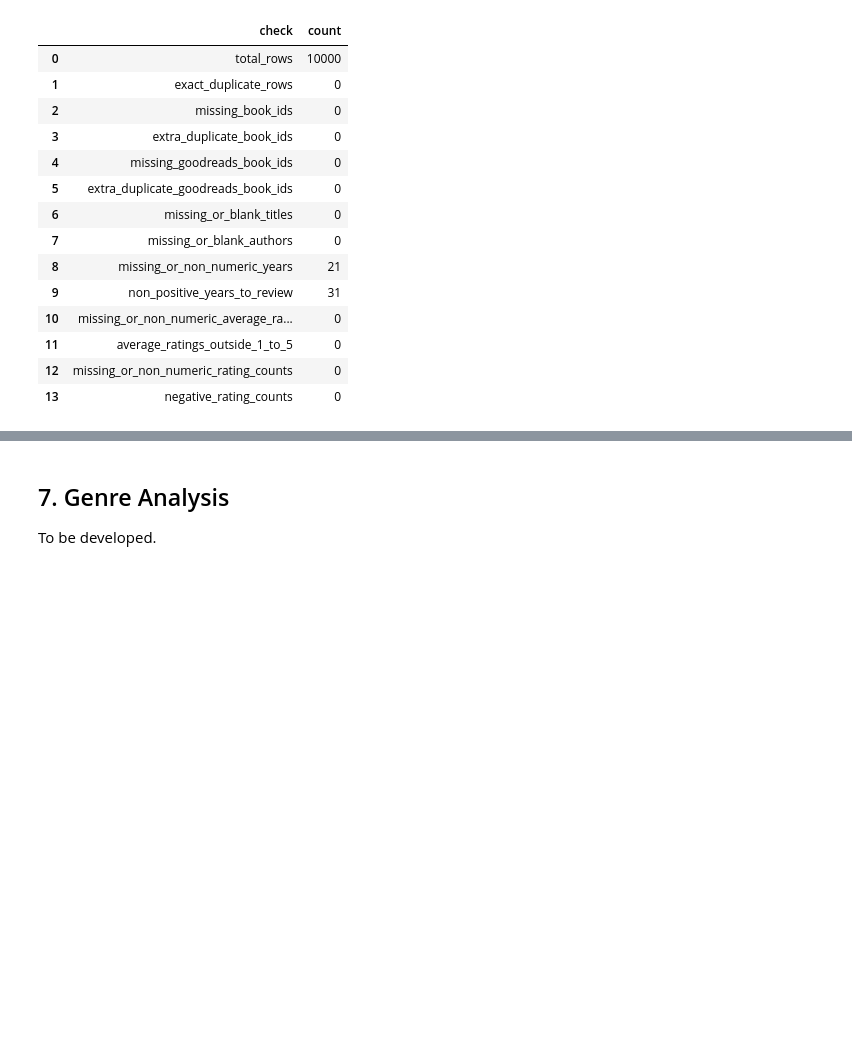
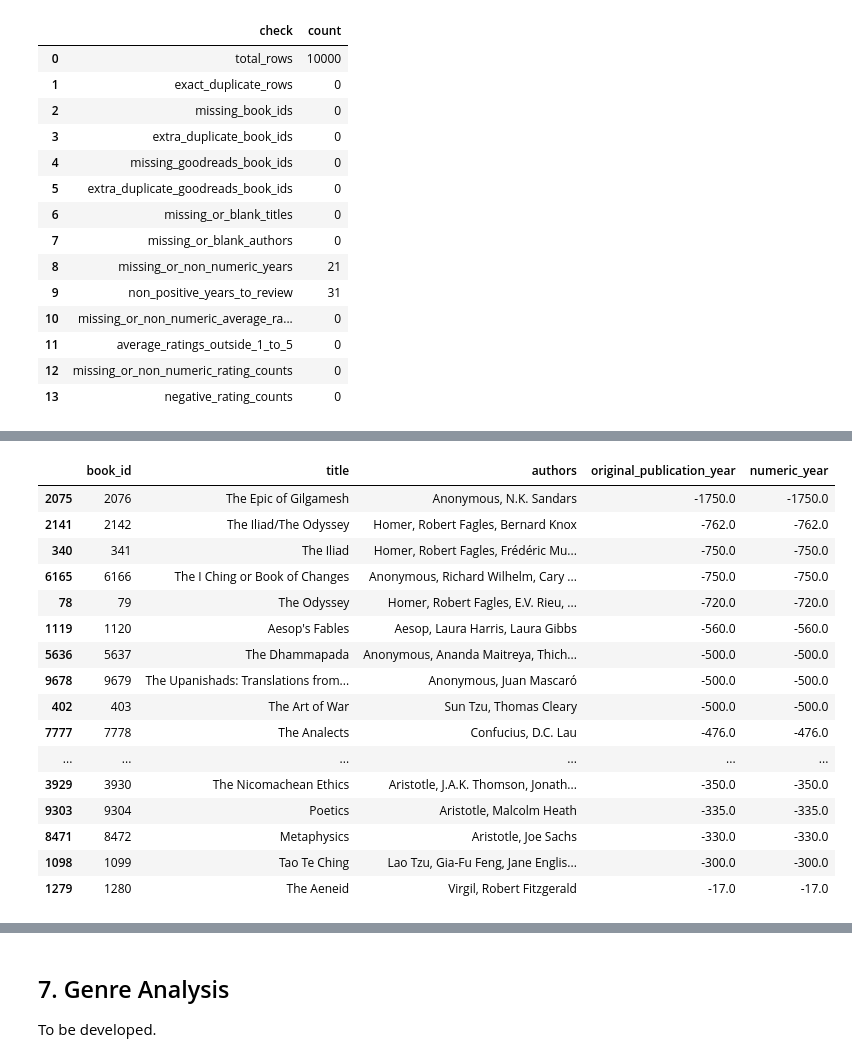
Before and after one commit to sofiagolla04/page-turners, a Jupyter notebook: page_turners_analysis.ipynb, the cells around one changed output, grey strips where cells are left out. Drawn from its saved outputs; the diff is of its cells as text; code cells hidden in the pictures; blank space fills up the shorter version.

```diff
--- a/page_turners_analysis.ipynb
+++ b/page_turners_analysis.ipynb
@@ -217,0 +263,37 @@ To be developed.
+# %%
+#visualizza i 31 libri segnalati
+columns_to_review = [
+    "book_id",
+    "title",
+    "authors",
+    "original_publication_year",
+]
+
+year_review = books.loc[
+    numeric_years.le(0),
+    columns_to_review,
+].copy()
+
+year_review["numeric_year"] = numeric_years.loc[year_review.index]
+
+year_review = year_review.sort_values("numeric_year")
+
+year_review
+# %% [output]
+|  | book_id | title | authors | original_publication_year | numeric_year |
+| 2075 | 2076 | The Epic of Gilgamesh | Anonymous, N.K. Sandars | -1750.0 | -1750.0 |
+| 2141 | 2142 | The Iliad/The Odyssey | Homer, Robert Fagles, Bernard Knox | -762.0 | -762.0 |
+| 340 | 341 | The Iliad | Homer, Robert Fagles, Frédéric Mu... | -750.0 | -750.0 |
+| 6165 | 6166 | The I Ching or Book of Changes | Anonymous, Richard Wilhelm, Cary ... | -750.0 | -750.0 |
+| 78 | 79 | The Odyssey | Homer, Robert Fagles, E.V. Rieu, ... | -720.0 | -720.0 |
+| 1119 | 1120 | Aesop's Fables | Aesop, Laura Harris, Laura Gibbs | -560.0 | -560.0 |
+| 5636 | 5637 | The Dhammapada | Anonymous, Ananda Maitreya, Thich... | -500.0 | -500.0 |
+| 9678 | 9679 | The Upanishads: Translations from... | Anonymous, Juan Mascaró | -500.0 | -500.0 |
+| 402 | 403 | The Art of War | Sun Tzu, Thomas Cleary | -500.0 | -500.0 |
+| 7777 | 7778 | The Analects | Confucius, D.C. Lau | -476.0 | -476.0 |
+| ... | ... | ... | ... | ... | ... |
+| 3929 | 3930 | The Nicomachean Ethics | Aristotle, J.A.K. Thomson, Jonath... | -350.0 | -350.0 |
+| 9303 | 9304 | Poetics | Aristotle, Malcolm Heath | -335.0 | -335.0 |
+| 8471 | 8472 | Metaphysics | Aristotle, Joe Sachs | -330.0 | -330.0 |
+| 1098 | 1099 | Tao Te Ching | Lao Tzu, Gia-Fu Feng, Jane Englis... | -300.0 | -300.0 |
+| 1279 | 1280 | The Aeneid | Virgil, Robert Fitzgerald | -17.0 | -17.0 |
```
Also changed, not shown: parts of 6 cells of this notebook, 2 other files.
